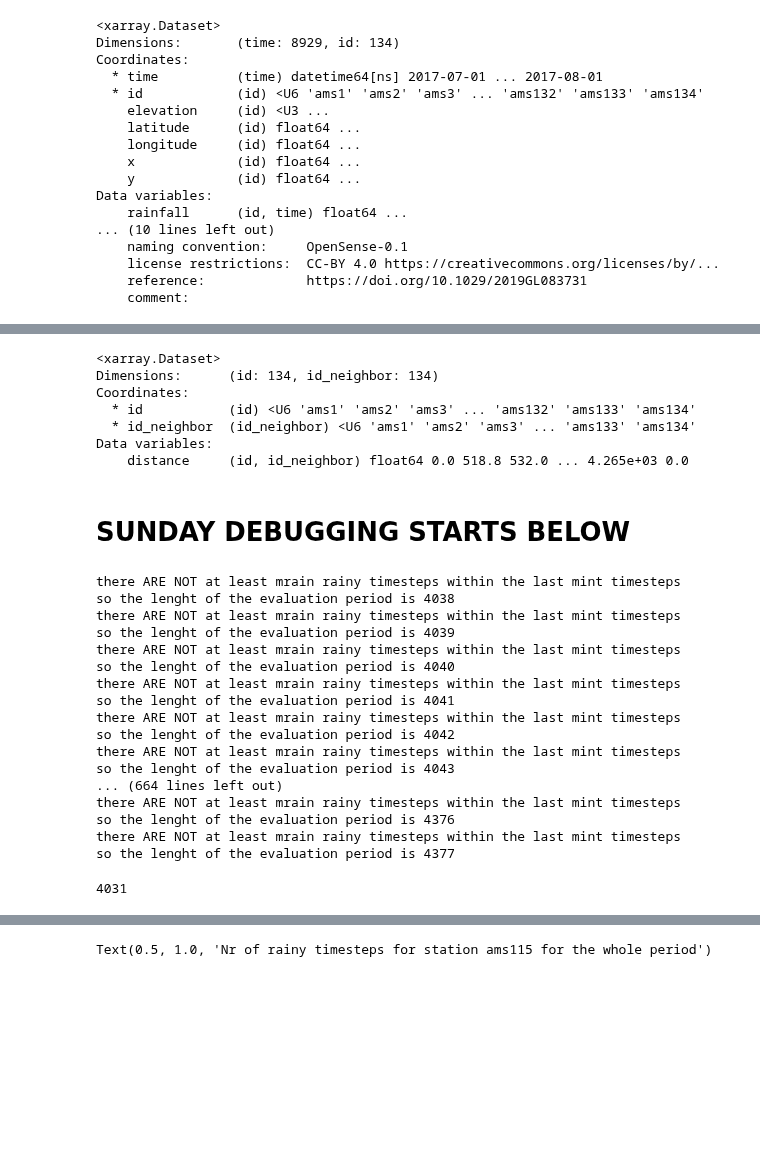
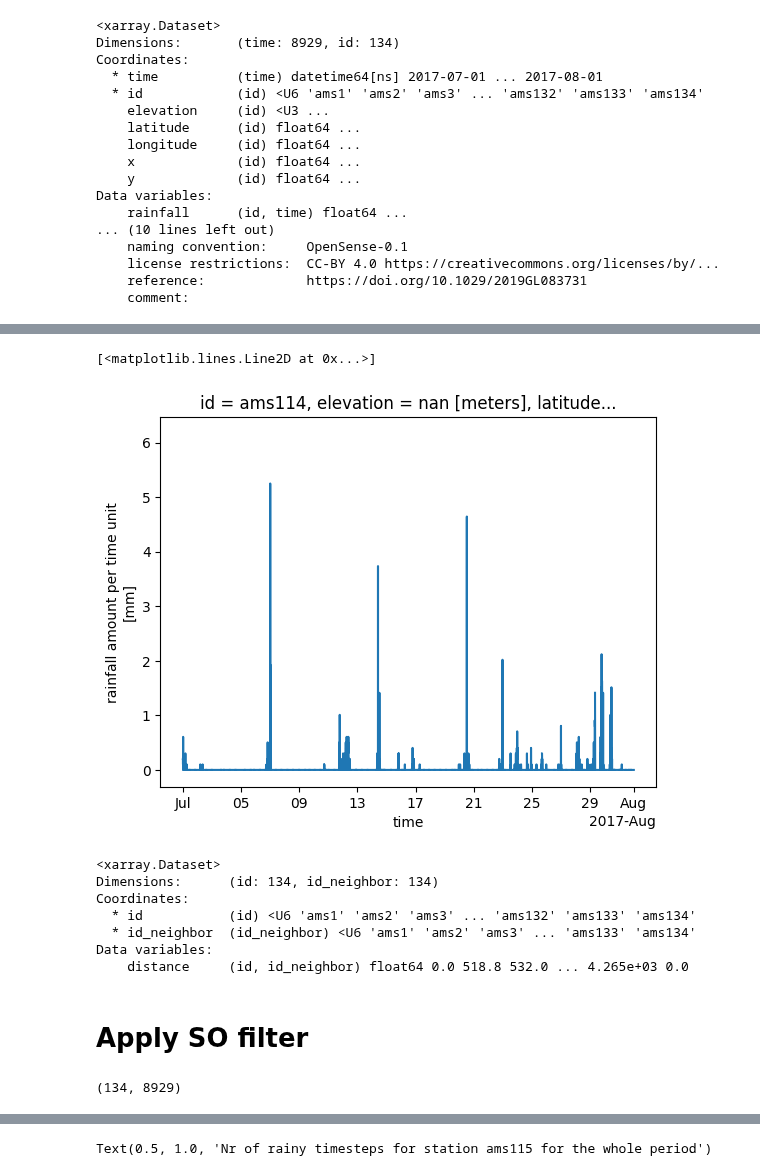
Before and after one commit to lepetersson/pypwsqc, a Jupyter notebook: docs/notebooks/station_outlier_filter.ipynb, the cells around one changed output, grey strips where cells are left out. Drawn from its saved outputs; the diff is of its cells as text; code cells hidden in the pictures; blank space fills up the shorter version.

Commit message:
start to convert functionality to xarray

```diff
--- a/docs/notebooks/station_outlier_filter.ipynb
+++ b/docs/notebooks/station_outlier_filter.ipynb
@@ -50,3 +82,8 @@ Data variables:
+# %%
+ds_pws.rainfall.sel(id="ams114").plot()
+# %% [output]
+[<matplotlib.lines.Line2D at 0x...>]
+[figure, added]
 # %%
 #load distance matrix
 distance_matrix = xr.open_dataset('C:/Users/a002461/OPENSENSE/data/distance_matrix.nc')
@@ -64,4 +101,4 @@ Coordinates:
 Data variables:
     distance     (id, id_neighbor) float64 0.0 518.8 532.0 ... 4.265e+03 0.0
 # %% [markdown]
-# SUNDAY DEBUGGING STARTS BELOW
+# Apply SO filter
@@ -93,52 +105,9 @@ idx_posrain = rain_fz_hi_flagged > 0 # boolean 2D array (id, time) of true (rain
-# %%
-#for i in range(3, 9):#rain_fz_hi_flagged.shape[1]): # loop over sensor id
-length_list = []
-for i in range(114, 115):#rain_fz_hi_flagged.shape[1]): # loop over sensor id
-    #print(i)
-    # one bias correction factor per station, which will be updated at the end of this code block
-    BCF_prev = dbc
-    cum_raintime = np.cumsum(idx_posrain[:, i]) #antal regniga tidssteg för denna station, ackumulerat.
-    #För station ams115; 257 regniga tidssteg under juli 2017.
-    for k in range(mint, rain_fz_hi_flagged.shape[0]): # loop over time
-        if cum_raintime[k] - cum_raintime[k - mint + 1] >= mrain:
-            #looking at the station itself, its own time series
-            #fixed window length (mint time steps long)
-            #print('there ARE at least mrain rainy timesteps within the last mint timesteps')
-            idx_rain_start = k - mint + 1
-            #print('so the start of the evaluation period is', idx_rain_start)
-            idx_rain_end = k
-            #print('and the end of the evaluation period is', idx_rain_end)
-
-        else:
-            # move start index far enough back in time so that we have mrain rainy time steps
-            print('there ARE NOT at least mrain rainy timesteps within the last mint timesteps')
-            if cum_raintime[k] - mrain >= 0:
-                idx_rain_start = np.where(cum_raintime == (cum_raintime[k] - mrain))[0][0]
-                #print('so the start of the evaluation period is', idx_rain_start)
-                idx_rain_end = k
-                print('so the lenght of the evaluation period is', idx_rain_end-idx_rain_start)
-
-        length_list.append(idx_rain_end - idx_rain_start)
-# %% [output]
-there ARE NOT at least mrain rainy timesteps within the last mint timesteps
-so the lenght of the evaluation period is 4038
-there ARE NOT at least mrain rainy timesteps within the last mint timesteps
-so the lenght of the evaluation period is 4039
-there ARE NOT at least mrain rainy timesteps within the last mint timesteps
-so the lenght of the evaluation period is 4040
-there ARE NOT at least mrain rainy timesteps within the last mint timesteps
-so the lenght of the evaluation period is 4041
-there ARE NOT at least mrain rainy timesteps within the last mint timesteps
-so the lenght of the evaluation period is 4042
-there ARE NOT at least mrain rainy timesteps within the last mint timesteps
-so the lenght of the evaluation period is 4043
-... (664 lines left out)
-there ARE NOT at least mrain rainy timesteps within the last mint timesteps
-so the lenght of the evaluation period is 4376
-there ARE NOT at least mrain rainy timesteps within the last mint timesteps
-so the lenght of the evaluation period is 4377
-# %%
-a = 7247-3216
-a
-# %% [output]
-4031
+# %%
+# Default Bias Correction
+dbc = 1
+# SO filter
+
+rainy_timestep = filtered_rain > 0 # boolean 2D array (id, time) of true (rain > 0) or false (rain =< 0) for all stations and timesteps
+np.shape(rainy_timestep)
+# %% [output]
+(134, 8929)
```
Also changed, not shown: parts of 21 cells of this notebook.
